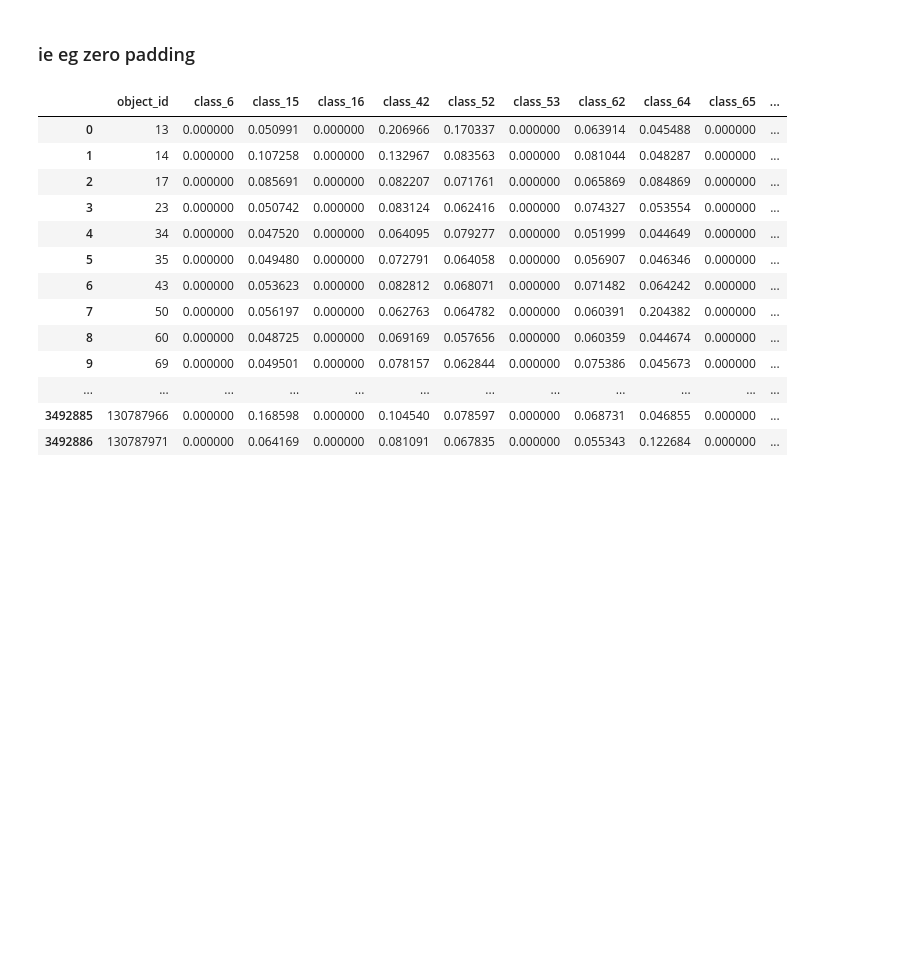
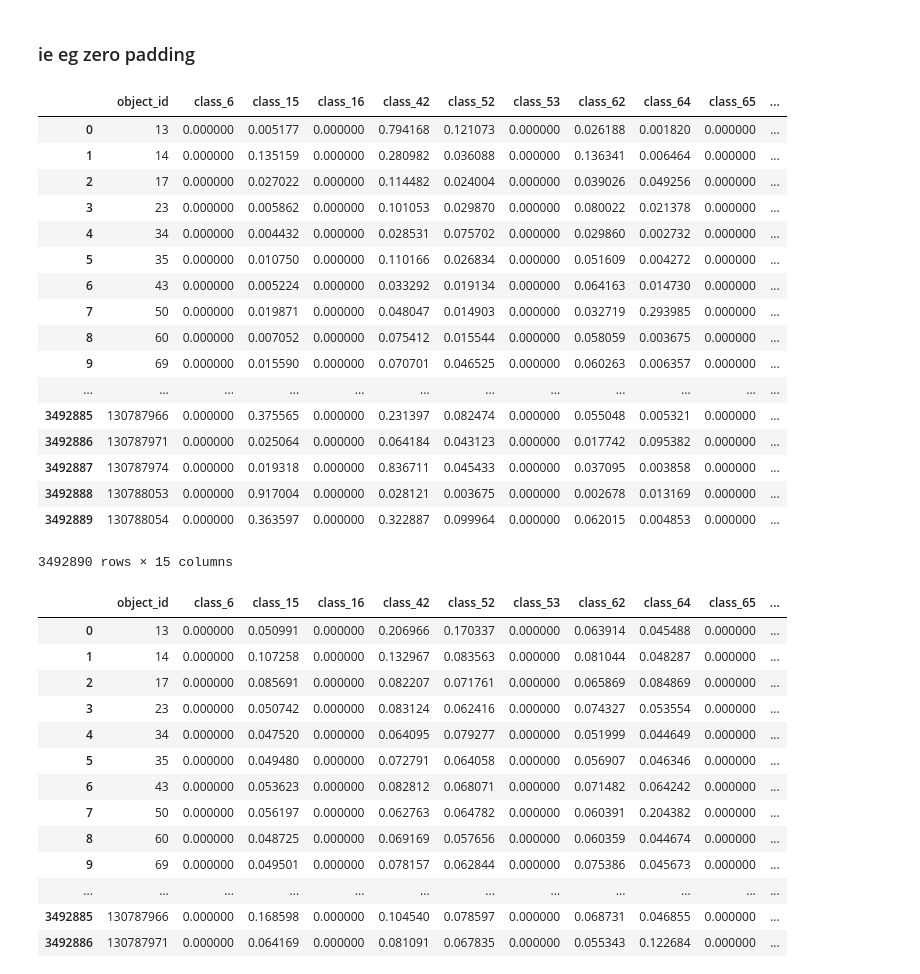
Before and after one commit to guchio3/kaggle-plasticc, a Jupyter notebook: notebook/for_submission.ipynb, the cells around one changed output. Drawn from its saved outputs; the diff is of its cells as text; code cells hidden in the pictures; blank space fills up the shorter version.

```diff
--- a/notebook/for_submission.ipynb
+++ b/notebook/for_submission.ipynb
@@ -34,3 +46,30 @@ df.drop('class_99', axis=1, inplace=True)
 # %% [markdown]
 ### ie eg zero padding
+# %%
+df0.loc[df0[meta_df.distmod.isnull()].index, ['class_15', 'class_42', 'class_52', 'class_62', 'class_64', 'class_67', 'class_88', 'class_90', 'class_95']] = 0.
+df0.loc[df0[meta_df.distmod.notnull()].index, ['class_6', 'class_16', 'class_53', 'class_65', 'class_92']] = 0.
+df1.loc[df1[meta_df.distmod.isnull()].index, ['class_15', 'class_42', 'class_52', 'class_62', 'class_64', 'class_67', 'class_88', 'class_90', 'class_95']] = 0.
+df1.loc[df1[meta_df.distmod.notnull()].index, ['class_6', 'class_16', 'class_53', 'class_65', 'class_92']] = 0.
+df2.loc[df2[meta_df.distmod.isnull()].index, ['class_15', 'class_42', 'class_52', 'class_62', 'class_64', 'class_67', 'class_88', 'class_90', 'class_95']] = 0.
+df2.loc[df2[meta_df.distmod.notnull()].index, ['class_6', 'class_16', 'class_53', 'class_65', 'class_92']] = 0.
+df0
+# %% [output]
+|  | object_id | class_6 | class_15 | class_16 | class_42 | class_52 | class_53 | class_62 | class_64 | class_65 | ... |
+| 0 | 13 | 0.000000 | 0.005177 | 0.000000 | 0.794168 | 0.121073 | 0.000000 | 0.026188 | 0.001820 | 0.000000 | ... |
+| 1 | 14 | 0.000000 | 0.135159 | 0.000000 | 0.280982 | 0.036088 | 0.000000 | 0.136341 | 0.006464 | 0.000000 | ... |
+| 2 | 17 | 0.000000 | 0.027022 | 0.000000 | 0.114482 | 0.024004 | 0.000000 | 0.039026 | 0.049256 | 0.000000 | ... |
+| 3 | 23 | 0.000000 | 0.005862 | 0.000000 | 0.101053 | 0.029870 | 0.000000 | 0.080022 | 0.021378 | 0.000000 | ... |
+| 4 | 34 | 0.000000 | 0.004432 | 0.000000 | 0.028531 | 0.075702 | 0.000000 | 0.029860 | 0.002732 | 0.000000 | ... |
+| 5 | 35 | 0.000000 | 0.010750 | 0.000000 | 0.110166 | 0.026834 | 0.000000 | 0.051609 | 0.004272 | 0.000000 | ... |
+| 6 | 43 | 0.000000 | 0.005224 | 0.000000 | 0.033292 | 0.019134 | 0.000000 | 0.064163 | 0.014730 | 0.000000 | ... |
+| 7 | 50 | 0.000000 | 0.019871 | 0.000000 | 0.048047 | 0.014903 | 0.000000 | 0.032719 | 0.293985 | 0.000000 | ... |
+| 8 | 60 | 0.000000 | 0.007052 | 0.000000 | 0.075412 | 0.015544 | 0.000000 | 0.058059 | 0.003675 | 0.000000 | ... |
+| 9 | 69 | 0.000000 | 0.015590 | 0.000000 | 0.070701 | 0.046525 | 0.000000 | 0.060263 | 0.006357 | 0.000000 | ... |
+| ... | ... | ... | ... | ... | ... | ... | ... | ... | ... | ... | ... |
+| 3492885 | 130787966 | 0.000000 | 0.375565 | 0.000000 | 0.231397 | 0.082474 | 0.000000 | 0.055048 | 0.005321 | 0.000000 | ... |
+| 3492886 | 130787971 | 0.000000 | 0.025064 | 0.000000 | 0.064184 | 0.043123 | 0.000000 | 0.017742 | 0.095382 | 0.000000 | ... |
+| 3492887 | 130787974 | 0.000000 | 0.019318 | 0.000000 | 0.836711 | 0.045433 | 0.000000 | 0.037095 | 0.003858 | 0.000000 | ... |
+| 3492888 | 130788053 | 0.000000 | 0.917004 | 0.000000 | 0.028121 | 0.003675 | 0.000000 | 0.002678 | 0.013169 | 0.000000 | ... |
+| 3492889 | 130788054 | 0.000000 | 0.363597 | 0.000000 | 0.322887 | 0.099964 | 0.000000 | 0.062015 | 0.004853 | 0.000000 | ... |
+3492890 rows × 15 columns
 # %%
```
Also changed, not shown: parts of 33 cells of this notebook, 4 other files.
